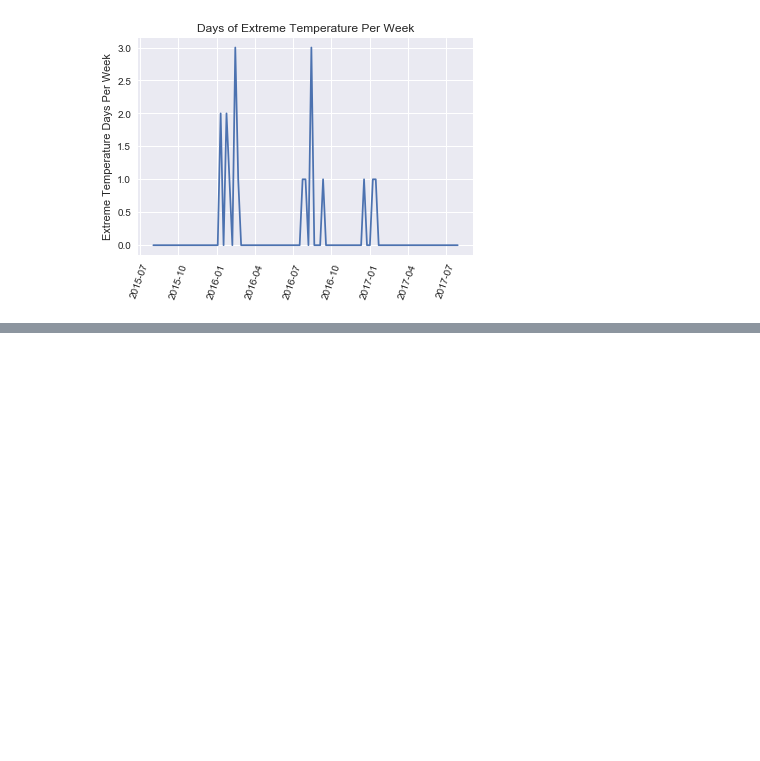
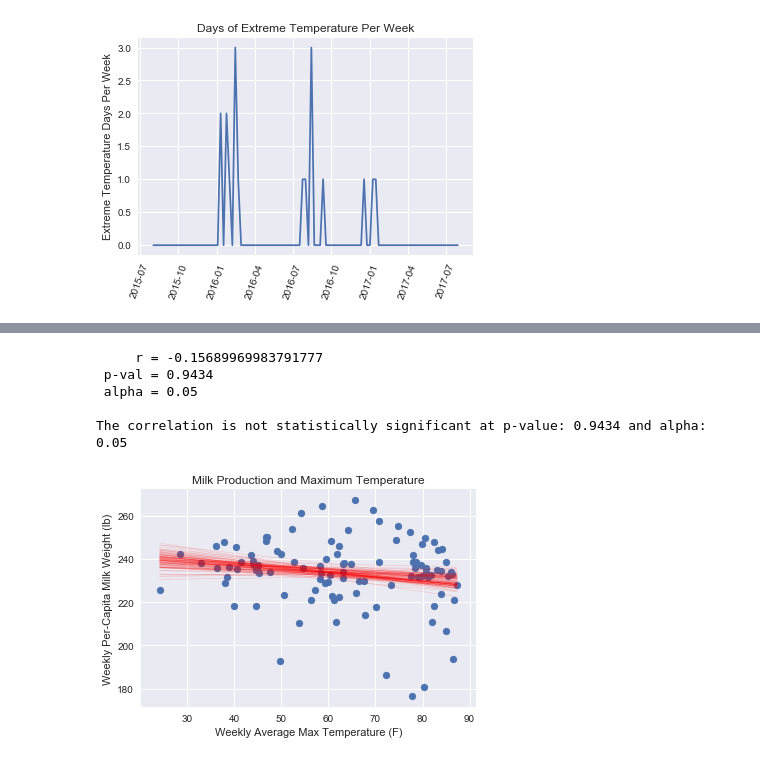
Before and after one commit to falaktheoptimist/happy-cows, a Jupyter notebook: notebooks/milk_production_and_temperature.ipynb, the cells around one changed output, grey strips where cells are left out. Cells and saved outputs as stored; diff of their text form; code cells hidden in the pictures; blank space fills up the shorter version.

```diff
--- a/notebooks/milk_production_and_temperature.ipynb
+++ b/notebooks/milk_production_and_temperature.ipynb
@@ -133,8 +133,36 @@ def calculate_correlation_and_p_value(x, y, permutations=10000, alpha=0.05):
     print(f' p-val = {p}')
     print(f' alpha = {alpha}\n')
     if p < alpha:
-        print("The correlation is statistically significant at this p-value and alpha level.\n")
+        print(f"The correlation is statistically significant at p-value: {p} and alpha: {alpha}\n")
     else:
-        print("The correlation is not statistically significant at this p-value and alpha level.\n")
+        print(f"The correlation is not statistically significant at p-value: {p} and alpha: {alpha}\n")
+    return obs_r, p
 
-    return obs_r, p
+def draw_bs_pairs_linreg(x, y, size=1):
+    """Perform pairs bootstrap for linear regression."""
+    inds = np.arange(len(x))
+    bs_slope_reps = np.empty(size)
+    bs_intercept_reps = np.empty(size)
+
+    # Generate replicates
+    for i in range(size):
+        bs_inds = np.random.choice(inds, size=len(inds))
+        bs_x, bs_y = x[bs_inds], y[bs_inds]
+        bs_slope_reps[i], bs_intercept_reps[i] = np.polyfit(bs_x, bs_y, 1)
+
+    return bs_slope_reps, bs_intercept_reps
+
+def conduct_analysis(x, y, x_label, y_label, title):
+    """Conduct repeated plot and analysis"""
+    slopes, intercepts = draw_bs_pairs_linreg(x, y, 100)
+    x_range = np.array([min(x), max(x)])
+    for i in range(100):
+        _ = plt.plot(x_range, slopes[i]*x_range + intercepts[i],
+                     linewidth=0.5, alpha=0.2, color='red')
+
+    _ = plt.scatter(x, y)
+    _ = plt.xlabel(x_label)
+    _ = plt.ylabel(y_label)
+    _ = plt.title(title)
+    r, p = calculate_correlation_and_p_value(x, y)
+    plt.show()
@@ -168,0 +175,16 @@ The correlation is not statistically significant at this p-value and alpha level
+# %%
+# Hypothesis Test Ho-Tmax
+x = weekly_summary['average_max_temp']
+x_label = 'Weekly Average Max Temperature (F)'
+y = milk['milk_weight']
+y_label = 'Weekly Per-Capita Milk Weight (lb)'
+title = 'Milk Production and Maximum Temperature'
+
+conduct_analysis(x, y, x_label, y_label, title)
+# %% [output]
+     r = -0.15689969983791777
+ p-val = 0.9434
+ alpha = 0.05
+
+The correlation is not statistically significant at p-value: 0.9434 and alpha: 0.05
+[figure, added]
```
Also changed, not shown: parts of 9 cells of this notebook, 1 other file.
